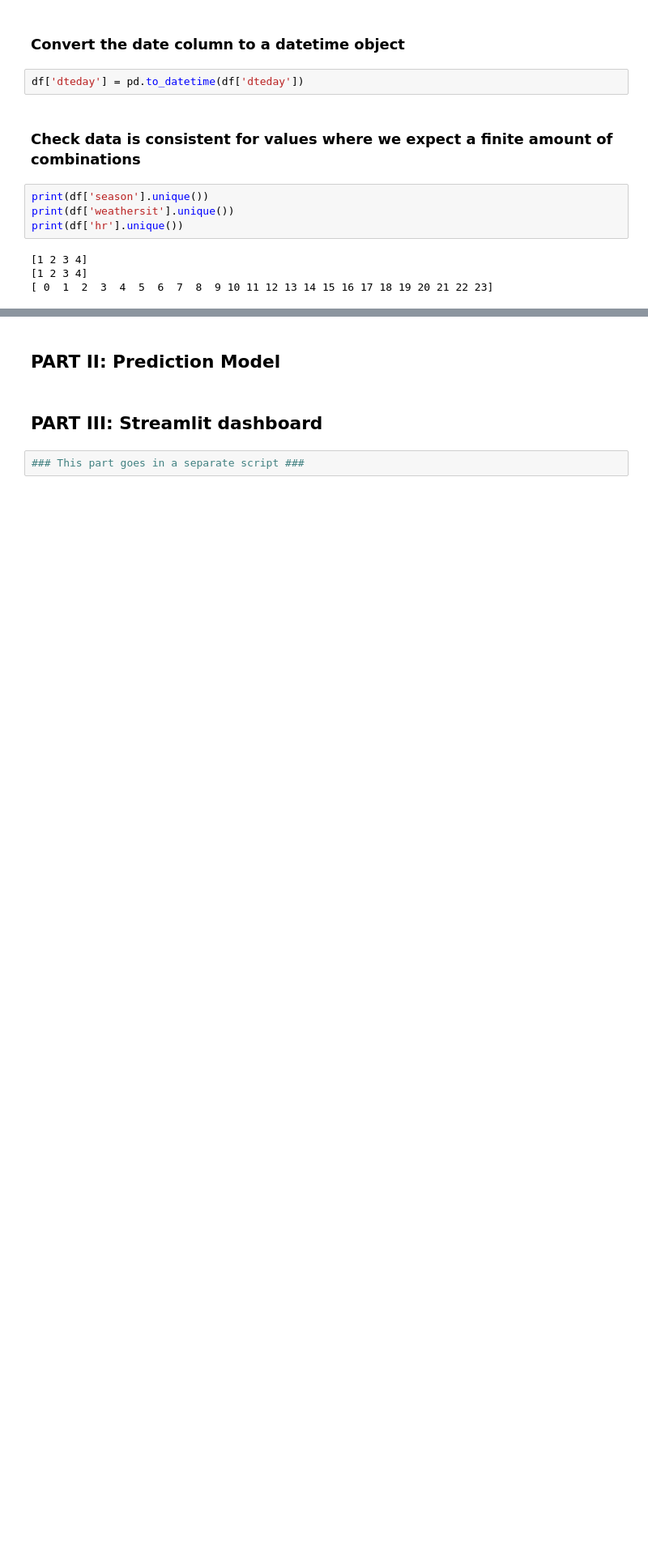
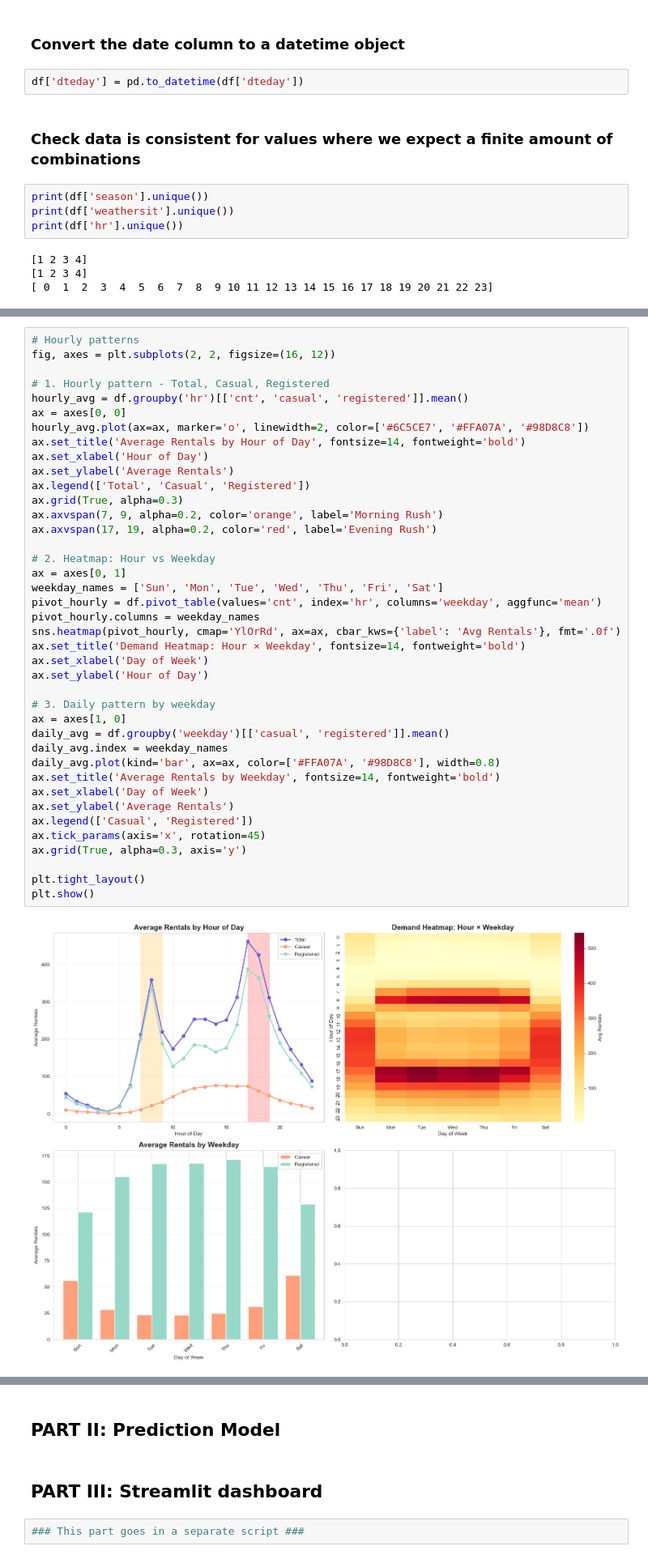
Before and after one commit to KennyHc/python_group, a Jupyter notebook: Group0_Notebook_Assignment2.ipynb, the cells around one changed output, grey strips where cells are left out. Shown: that part at 81% size. Drawn from its saved outputs; the diff is of its cells as text; blank space fills up the shorter version.

```diff
--- a/Group0_Notebook_Assignment2.ipynb
+++ b/Group0_Notebook_Assignment2.ipynb
@@ -63,0 +138,42 @@ df['time_of_day'] = df['hr'].apply(get_time_of_day)
+# %%
+# Hourly patterns
+fig, axes = plt.subplots(2, 2, figsize=(16, 12))
+
+# 1. Hourly pattern - Total, Casual, Registered
+hourly_avg = df.groupby('hr')[['cnt', 'casual', 'registered']].mean()
+ax = axes[0, 0]
+hourly_avg.plot(ax=ax, marker='o', linewidth=2, color=['#6C5CE7', '#FFA07A', '#98D8C8'])
+ax.set_title('Average Rentals by Hour of Day', fontsize=14, fontweight='bold')
+ax.set_xlabel('Hour of Day')
+ax.set_ylabel('Average Rentals')
+ax.legend(['Total', 'Casual', 'Registered'])
+ax.grid(True, alpha=0.3)
+ax.axvspan(7, 9, alpha=0.2, color='orange', label='Morning Rush')
+ax.axvspan(17, 19, alpha=0.2, color='red', label='Evening Rush')
+
+# 2. Heatmap: Hour vs Weekday
+ax = axes[0, 1]
+weekday_names = ['Sun', 'Mon', 'Tue', 'Wed', 'Thu', 'Fri', 'Sat']
+pivot_hourly = df.pivot_table(values='cnt', index='hr', columns='weekday', aggfunc='mean')
+pivot_hourly.columns = weekday_names
+sns.heatmap(pivot_hourly, cmap='YlOrRd', ax=ax, cbar_kws={'label': 'Avg Rentals'}, fmt='.0f')
+ax.set_title('Demand Heatmap: Hour × Weekday', fontsize=14, fontweight='bold')
+ax.set_xlabel('Day of Week')
+ax.set_ylabel('Hour of Day')
+
+# 3. Daily pattern by weekday
+ax = axes[1, 0]
+daily_avg = df.groupby('weekday')[['casual', 'registered']].mean()
+daily_avg.index = weekday_names
+daily_avg.plot(kind='bar', ax=ax, color=['#FFA07A', '#98D8C8'], width=0.8)
+ax.set_title('Average Rentals by Weekday', fontsize=14, fontweight='bold')
+ax.set_xlabel('Day of Week')
+ax.set_ylabel('Average Rentals')
+ax.legend(['Casual', 'Registered'])
+ax.tick_params(axis='x', rotation=45)
+ax.grid(True, alpha=0.3, axis='y')
+
+plt.tight_layout()
+plt.show()
+# %% [output]
+[figure, added]
```
Also changed, not shown: parts of 19 cells of this notebook, 1 other file.
